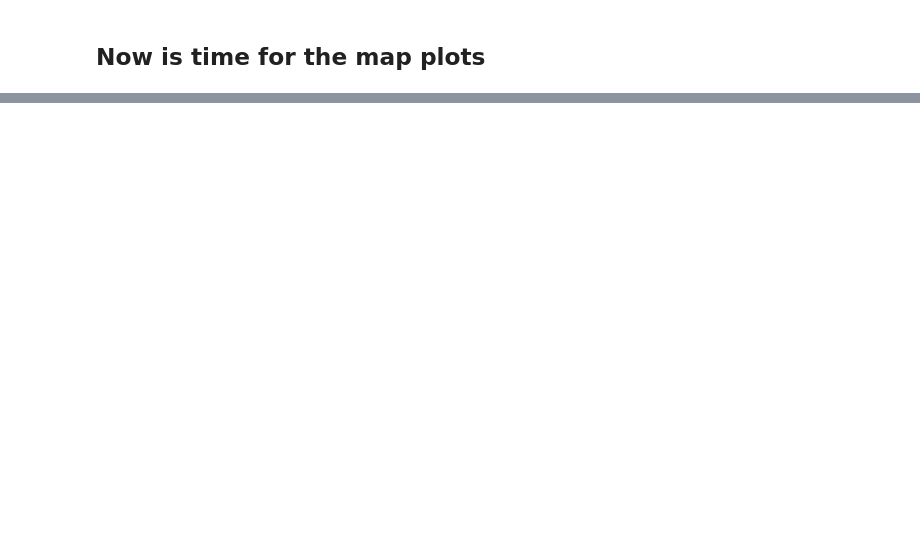
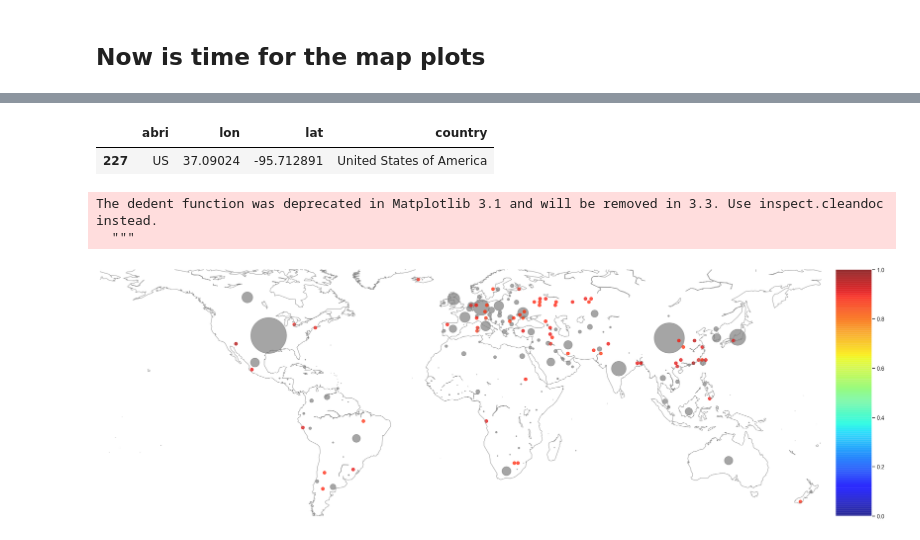
Before and after one commit to bijanfallah/Climate_Change_CIties_world, a Jupyter notebook: Climate_Change_plots.ipynb, the cells around one changed output, grey strips where cells are left out. Saved outputs shown, nothing was run; the diff lists cells and outputs as text; code cells hidden in the pictures; blank space fills up the shorter version.

```diff
--- a/Climate_Change_plots.ipynb
+++ b/Climate_Change_plots.ipynb
@@ -248,0 +325,3 @@ df_final.head()
+# %%
+data1 = {'country':countries,"co2":co2_vals}
+co2_df = pd.DataFrame(data1)
@@ -248,0 +337,37 @@ df_final.head()
+# %%
+lon_lat = pd.read_csv('contries_lon_lat.csv', sep="\t", header=None)
+# %%
+lon_lat.columns = ['abri','lon','lat','country']
+lon_lat.head()
+lon_lat.loc[lon_lat['country']=='United States','country']='United States of America'
+# %%
+co2_final = co2_df.join(lon_lat.set_index('country'), on='country')
+lon_lat[lon_lat['country']=='United States of America']
+#co2_final[co2_final['country']=='United States of America']
+# %% [output]
+|  | abri | lon | lat | country |
+| 227 | US | 37.09024 | -95.712891 | United States of America |
+# %%
+# now just plot the values over the 90%
+my_dpi=96
+plt.figure(figsize=(2600/my_dpi, 1800/my_dpi), dpi=my_dpi)
+# Make the background map
+m=Basemap(llcrnrlon=-180, llcrnrlat=-53,urcrnrlon=180,urcrnrlat=70)
+m.drawmapboundary(fill_color='white', linewidth=0)
+#m.fillcontinents(color='#99ffff', alpha=0.3)
+m.drawcoastlines(linewidth=0.7, color="grey")
+# Add a point per position
+#df90 = df.copy()
+#df90[df90['val']<np.percentile(df90['val'],99)]=np.nan
+m.scatter(co2_final['lat'].astype(float), co2_final['lon'].astype(float),  alpha=.71,s=co2_final['co2'],  c='grey')
+
+
+m.scatter(df90['lon'].astype(float), df90['lat'].astype(float),  alpha=.71, vmin=0, vmax=1, c=df90['val'], cmap="jet")
+
+m.colorbar()
+
+plt.show()
+# %% [output]
+The dedent function was deprecated in Matplotlib 3.1 and will be removed in 3.3. Use inspect.cleandoc instead.
+  """
+[figure, added]
```
Also changed, not shown: parts of 32 cells of this notebook, 2 other files.
